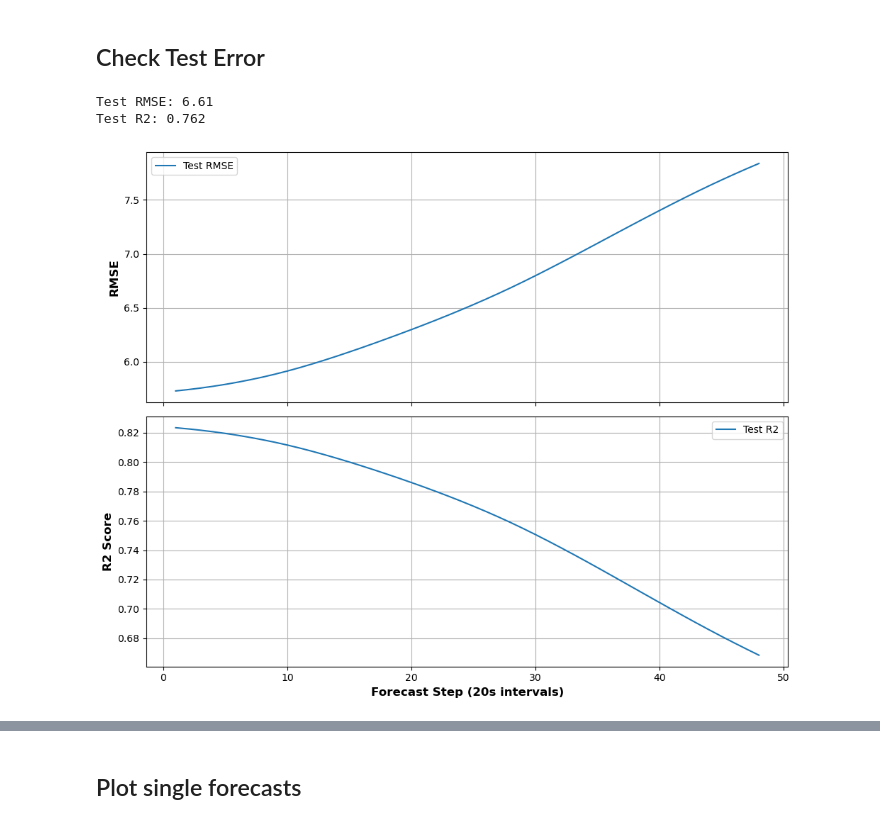
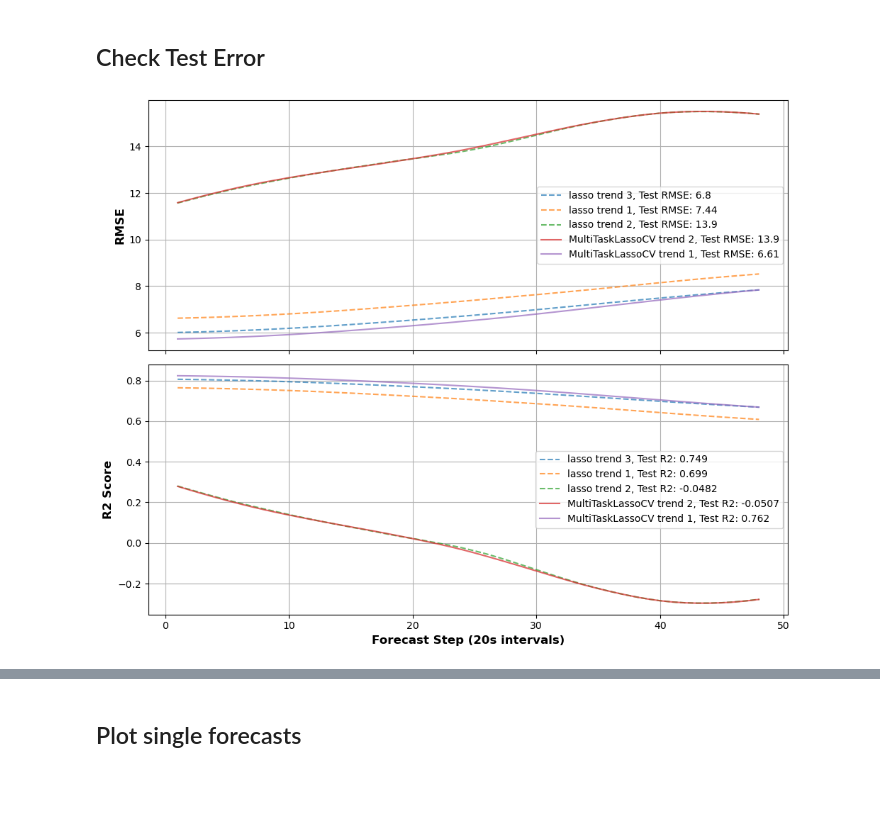
Before and after one commit to David-Student-Bern/MT, a Jupyter notebook: Analysis/modeling/compare_models.ipynb, the cells around one changed output, grey strips where cells are left out. Drawn from its saved outputs; the diff is of its cells as text; code cells hidden in the pictures; blank space fills up the shorter version.

```diff
--- a/Analysis/modeling/compare_models.ipynb
+++ b/Analysis/modeling/compare_models.ipynb
@@ -177,6 +176,7 @@ for model_type, targets in models.items():
 # reset index to have feature as a column (optional)
 coef_df = coef_df.reset_index().rename(columns={"index": "feature"})
 unique_models = []
+alphas = []
 
 # create new dataframe with sorted names
 sorted_coef_df = coef_df.copy()
@@ -187,6 +187,16 @@ for model_type, targets in models.items():
             # skip models without coefficients
             if not hasattr(model, "coef_"):
                 continue
+
+            if hasattr(model, "alpha_"):
+                alpha = model.alpha_
+                alphas.append(alpha)
+            elif hasattr(model, "alpha"):
+                alpha = model.alpha
+                alphas.append(alpha)
+            else:
+                alpha = None
+                alphas.append(alpha)
 
             col_name = f"coeff_{model_type}_{target}_{number}"
             unique_models.append(f"{model_type}_{target}_{number}")
@@ -209,6 +219,13 @@ coef_df[["feature", "lag"]] = (
 coef_df['lag_time'] = coef_df['lag'].astype(int) * stepsize
 # %% [markdown]
 Plot
+# %%
+def parse_model_name(model_name: str):
+    """
+    Parse model name of the form: model_type_target_No
+    """
+    model_type, target, No = model_name.rsplit("_", 2)
+    return model_type, target, int(No)
 # %%
 lag_config_trend = {
     "|avg B|": 129,
@@ -388,32 +420,42 @@ Chosen alpha: 0.01701254279852589
 # %% [markdown]
 ## Check Test Error
 # %%
-test_rmse = root_mean_squared_error(y_test, y_test_pred)
-print((f"Test RMSE: {test_rmse:.3}"))
-test_r2 = r2_score(y_test, y_test_pred)
-print((f"Test R2: {test_r2:.3}"))
+xtest = [int(col.split('_')[-1]) for col in y_test.iloc[0].index]
 
-test_rmse_list = []
-test_r2_list = []
+fix, ax = plt.subplots(2, 1, figsize=(10, 8), sharex=True)
+for model in unique_models:
+    model_type, target, number = parse_model_name(model)
+    y_test_pred = predictions[model_type][target][number]
 
-for i in range(len(y_test.columns)):
-    test_rmse_list.append(root_mean_squared_error(y_test.iloc[:, i], y_test_pred.iloc[:, i]))
-    test_r2_list.append(r2_score(y_test.iloc[:, i], y_test_pred.iloc[:, i]))
-fix, ax = plt.subplots(2, 1, figsize=(10, 8), sharex=True)
-xtest = [int(col.split('_')[-1]) for col in y_test.iloc[0].index]
-ax[0].plot(xtest,test_rmse_list, label='Test RMSE')
+    test_rmse = root_mean_squared_error(y_test, y_test_pred)
+    test_r2 = r2_score(y_test, y_test_pred)
+
+    test_rmse_list = []
+    test_r2_list = []
+
+    for i in range(len(y_test.columns)):
+        test_rmse_list.append(root_mean_squared_error(y_test.iloc[:, i], y_test_pred.iloc[:, i]))
+        test_r2_list.append(r2_score(y_test.iloc[:, i], y_test_pred.iloc[:, i]))
+
+    model_label = model.replace('_', ' ')
+    # select linestyle based on model type
+    if model_type == 'MultiTaskLassoCV':
+        linestyle = '-'
+    elif model_type == 'lasso':
+        linestyle = '--'
+    else:
+        linestyle = ':'
+    ax[0].plot(xtest,test_rmse_list, label=f'{model_label}, Test RMSE: {test_rmse:.3}', linestyle=linestyle, alpha=0.7)
+    ax[1].plot(xtest, test_r2_list, label=f'{model_label}, Test R2: {test_r2:.3}', linestyle=linestyle, alpha=0.7)
 ax[0].set_ylabel('RMSE')
 ax[0].legend()
 ax[0].grid(True)
 
-ax[1].plot(xtest, test_r2_list, label='Test R2')
 ax[1].set_ylabel('R2 Score')
 ax[1].set_xlabel('Forecast Step (20s intervals)')
 ax[1].legend()
 ax[1].grid(True)
 plt.tight_layout()
 plt.show()
 # %% [output]
-Test RMSE: 6.61
-Test R2: 0.762
-[figure, old version]
+[figure, new version]
```
Also changed, not shown: parts of 13 cells of this notebook, 1 other file.
